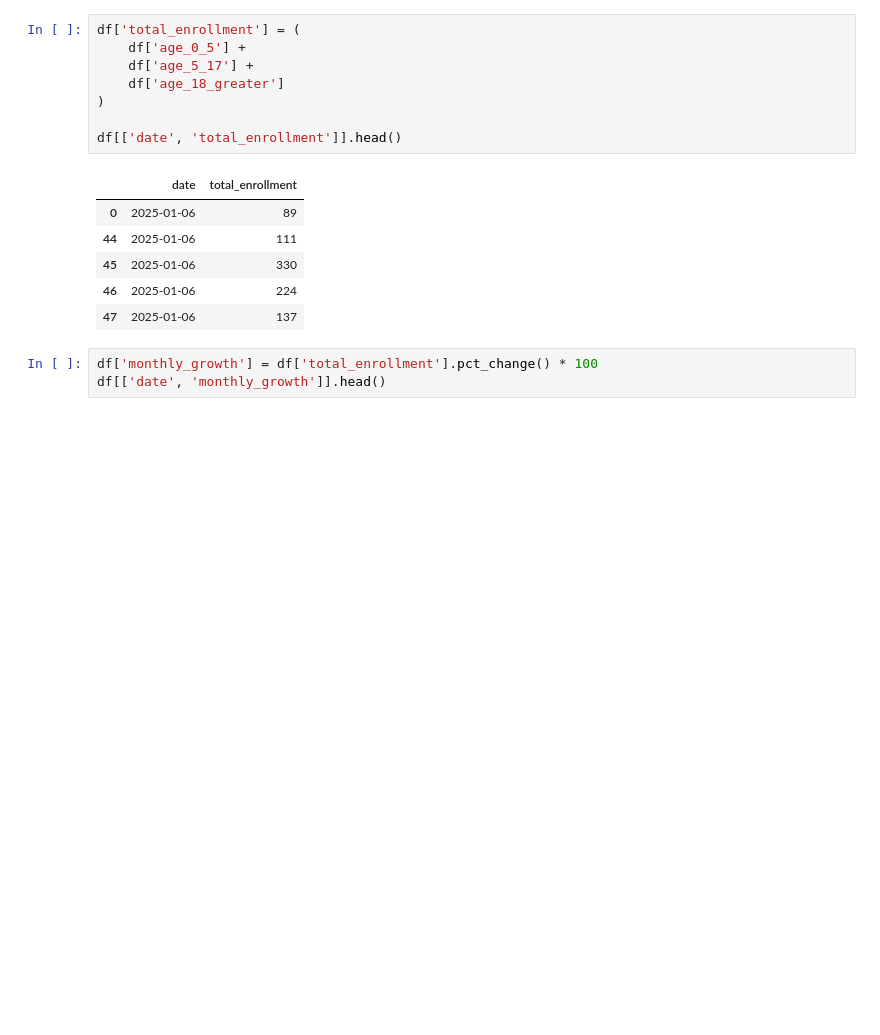
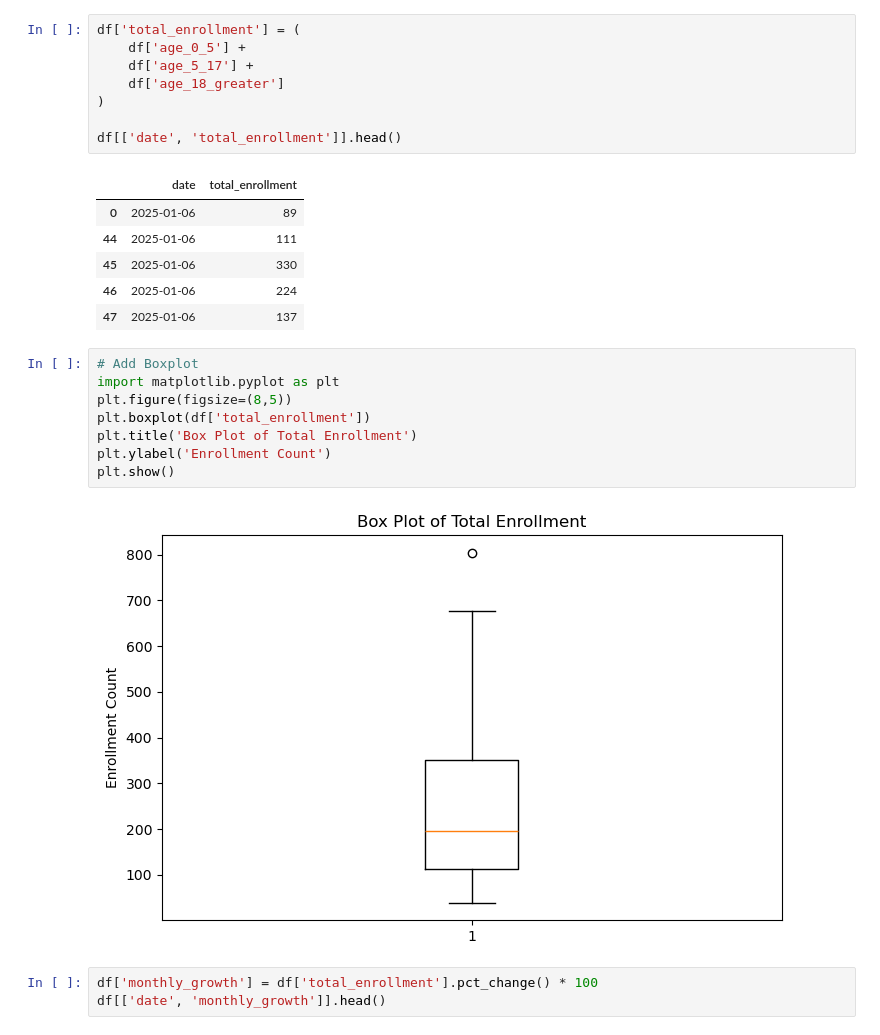
Before and after one commit to VinodhKumar-G/Aadhar-Enrollment-Anomaly-Detection, a Jupyter notebook: Notebook/Analysis.ipynb, the cells around one changed output. Cells and saved outputs as stored; diff of their text form; blank space fills up the shorter version.

Commit message:
Add boxplot visualizations for enrollment outlier detection

```diff
--- a/Notebook/Analysis.ipynb
+++ b/Notebook/Analysis.ipynb
@@ -56,6 +56,16 @@ df[['date', 'total_enrollment']].head()
 | 45 | 2025-01-06 | 330 |
 | 46 | 2025-01-06 | 224 |
 | 47 | 2025-01-06 | 137 |
+# %%
+# Add Boxplot
+import matplotlib.pyplot as plt
+plt.figure(figsize=(8,5))
+plt.boxplot(df['total_enrollment'])
+plt.title('Box Plot of Total Enrollment')
+plt.ylabel('Enrollment Count')
+plt.show()
+# %% [output]
+[figure, added]
 # %%
 df['monthly_growth'] = df['total_enrollment'].pct_change() * 100
 df[['date', 'monthly_growth']].head()
```
